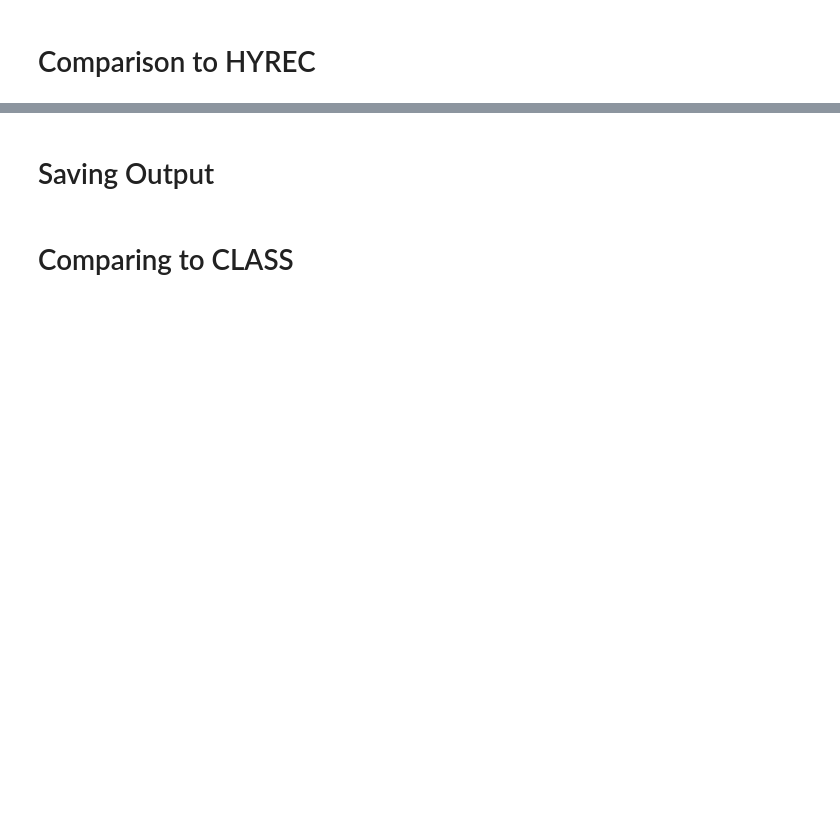
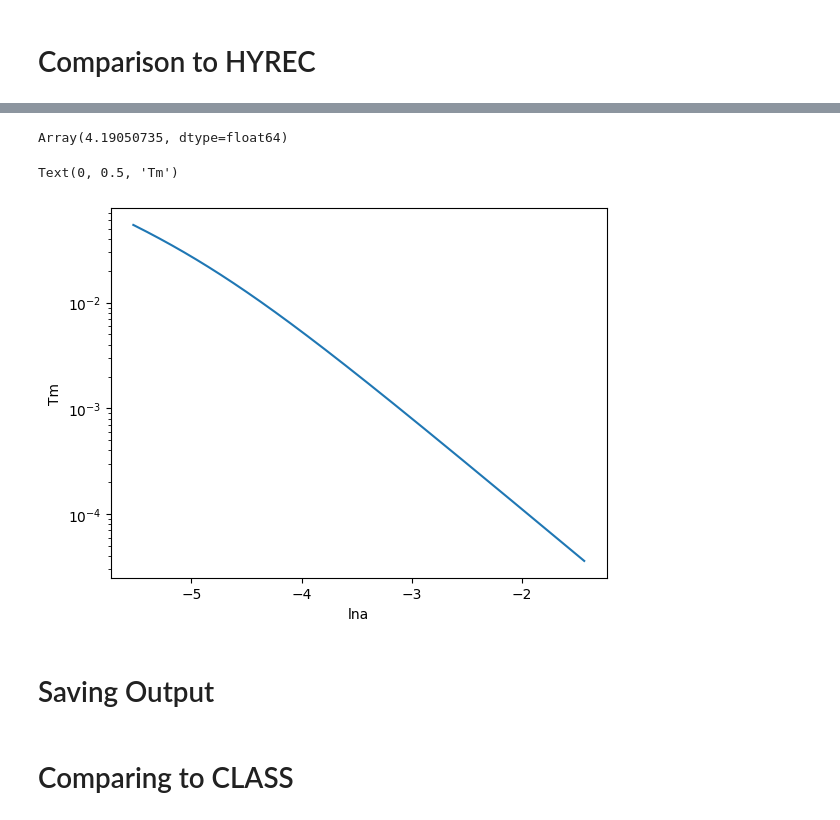
Before and after one commit to TonyZhou729/ABCMB, a Jupyter notebook: Module_Tests/background_test.ipynb, the cells around one changed output, grey strips where cells are left out. Cells and saved outputs as stored; diff of their text form; code cells hidden in the pictures; blank space fills up the shorter version.

```diff
--- a/Module_Tests/background_test.ipynb
+++ b/Module_Tests/background_test.ipynb
@@ -103,3 +152,16 @@ plt.show()
+# %%
+jnp.exp(-BG.lna_xe_tab.lastval)
+# %% [output]
+Array(4.19050735, dtype=float64)
+# %%
+plt.plot(BG.lna_Tm_tab.arr[:BG.Tm_tab.lastnum],BG.Tm_tab.arr[:BG.Tm_tab.lastnum])
+ax = plt.gca()
+ax.set_yscale('log')
+plt.xlabel('lna')
+plt.ylabel('Tm')
+# %% [output]
+Text(0, 0.5, 'Tm')
+[figure, added]
 # %% [markdown]
 # Saving Output
 # %%
```
Also changed, not shown: parts of 10 cells of this notebook.
